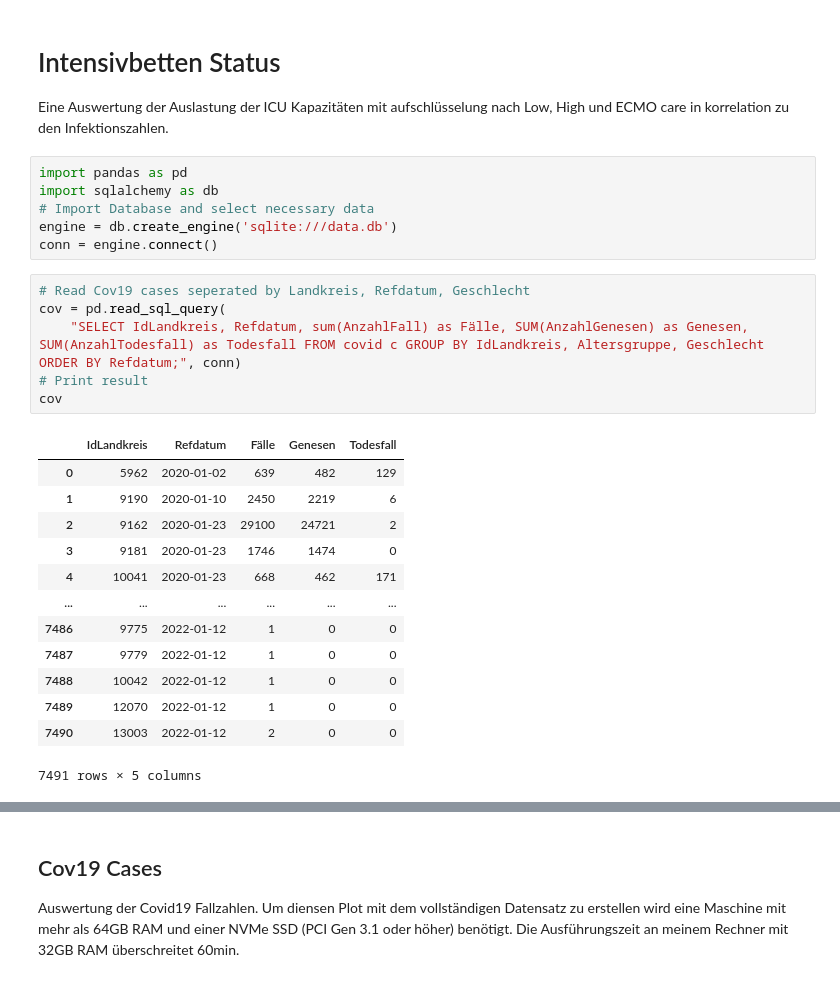
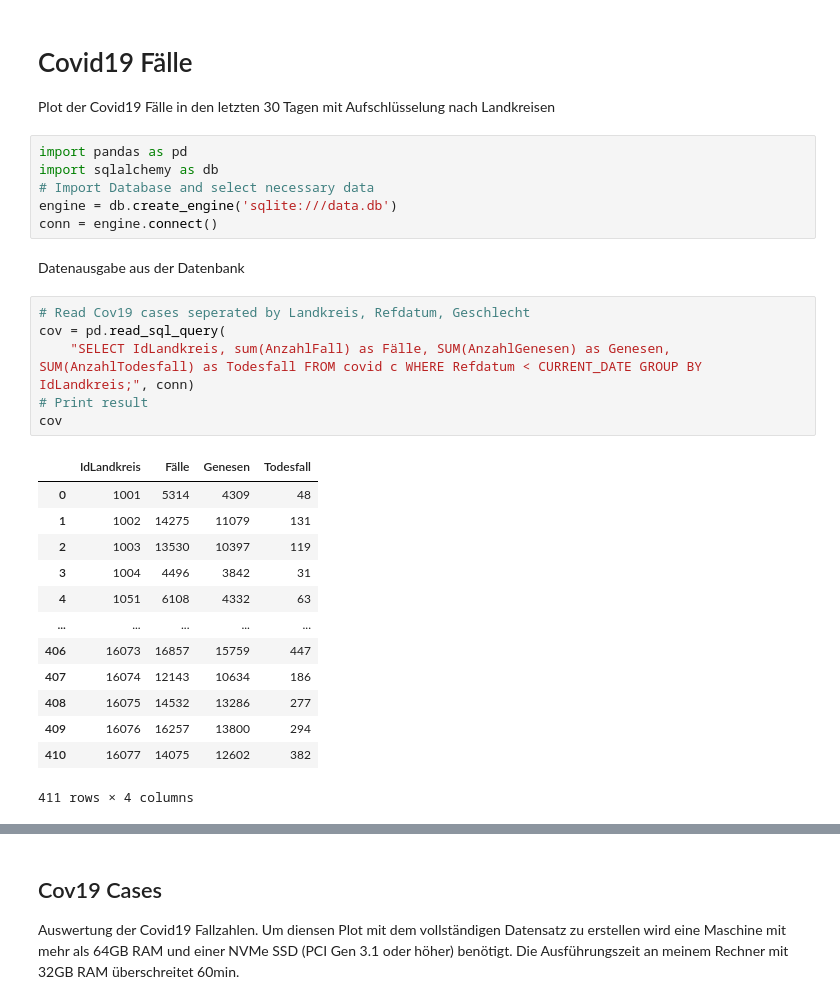
Before and after one commit to BackInBash/cov19-ki, a Jupyter notebook: icu.ipynb, the cells around one changed output, grey strips where cells are left out. Drawn from its saved outputs; the diff is of its cells as text.

Commit message:
Added Covid Plot

```diff
--- a/icu.ipynb
+++ b/icu.ipynb
@@ -1,29 +1,31 @@
-# %% [markdown]
-# Intensivbetten Status
-Eine Auswertung der Auslastung der ICU Kapazitäten mit aufschlüsselung nach Low, High und ECMO care in korrelation zu den Infektionszahlen.
+# %% [markdown]
+# Covid19 Fälle
+Plot der Covid19 Fälle in den letzten 30 Tagen mit Aufschlüsselung nach Landkreisen
 # %%
 import pandas as pd
 import sqlalchemy as db
 # Import Database and select necessary data
 engine = db.create_engine('sqlite:///data.db')
 conn = engine.connect()
+# %% [markdown]
+Datenausgabe aus der Datenbank
 # %%
 # Read Cov19 cases seperated by Landkreis, Refdatum, Geschlecht
 cov = pd.read_sql_query(
-    "SELECT IdLandkreis, Refdatum, sum(AnzahlFall) as Fälle, SUM(AnzahlGenesen) as Genesen, SUM(AnzahlTodesfall) as Todesfall FROM covid c GROUP BY IdLandkreis, Altersgruppe, Geschlecht ORDER BY Refdatum;", conn)
+    "SELECT IdLandkreis, sum(AnzahlFall) as Fälle, SUM(AnzahlGenesen) as Genesen, SUM(AnzahlTodesfall) as Todesfall FROM covid c WHERE Refdatum < CURRENT_DATE GROUP BY IdLandkreis;", conn)
 # Print result
 cov
 # %% [output]
-|  | IdLandkreis | Refdatum | Fälle | Genesen | Todesfall |
-| 0 | 5962 | 2020-01-02 | 639 | 482 | 129 |
-| 1 | 9190 | 2020-01-10 | 2450 | 2219 | 6 |
-| 2 | 9162 | 2020-01-23 | 29100 | 24721 | 2 |
-| 3 | 9181 | 2020-01-23 | 1746 | 1474 | 0 |
-| 4 | 10041 | 2020-01-23 | 668 | 462 | 171 |
-| ... | ... | ... | ... | ... | ... |
-| 7486 | 9775 | 2022-01-12 | 1 | 0 | 0 |
-| 7487 | 9779 | 2022-01-12 | 1 | 0 | 0 |
-| 7488 | 10042 | 2022-01-12 | 1 | 0 | 0 |
-| 7489 | 12070 | 2022-01-12 | 1 | 0 | 0 |
-| 7490 | 13003 | 2022-01-12 | 2 | 0 | 0 |
+|  | IdLandkreis | Fälle | Genesen | Todesfall |
+| 0 | 1001 | 5314 | 4309 | 48 |
+| 1 | 1002 | 14275 | 11079 | 131 |
+| 2 | 1003 | 13530 | 10397 | 119 |
+| 3 | 1004 | 4496 | 3842 | 31 |
+| 4 | 1051 | 6108 | 4332 | 63 |
+| ... | ... | ... | ... | ... |
+| 406 | 16073 | 16857 | 15759 | 447 |
+| 407 | 16074 | 12143 | 10634 | 186 |
+| 408 | 16075 | 14532 | 13286 | 277 |
+| 409 | 16076 | 16257 | 13800 | 294 |
+| 410 | 16077 | 14075 | 12602 | 382 |
-7491 rows × 5 columns
+411 rows × 4 columns
```
Also changed, not shown: parts of 2 cells of this notebook, 3 other files.
